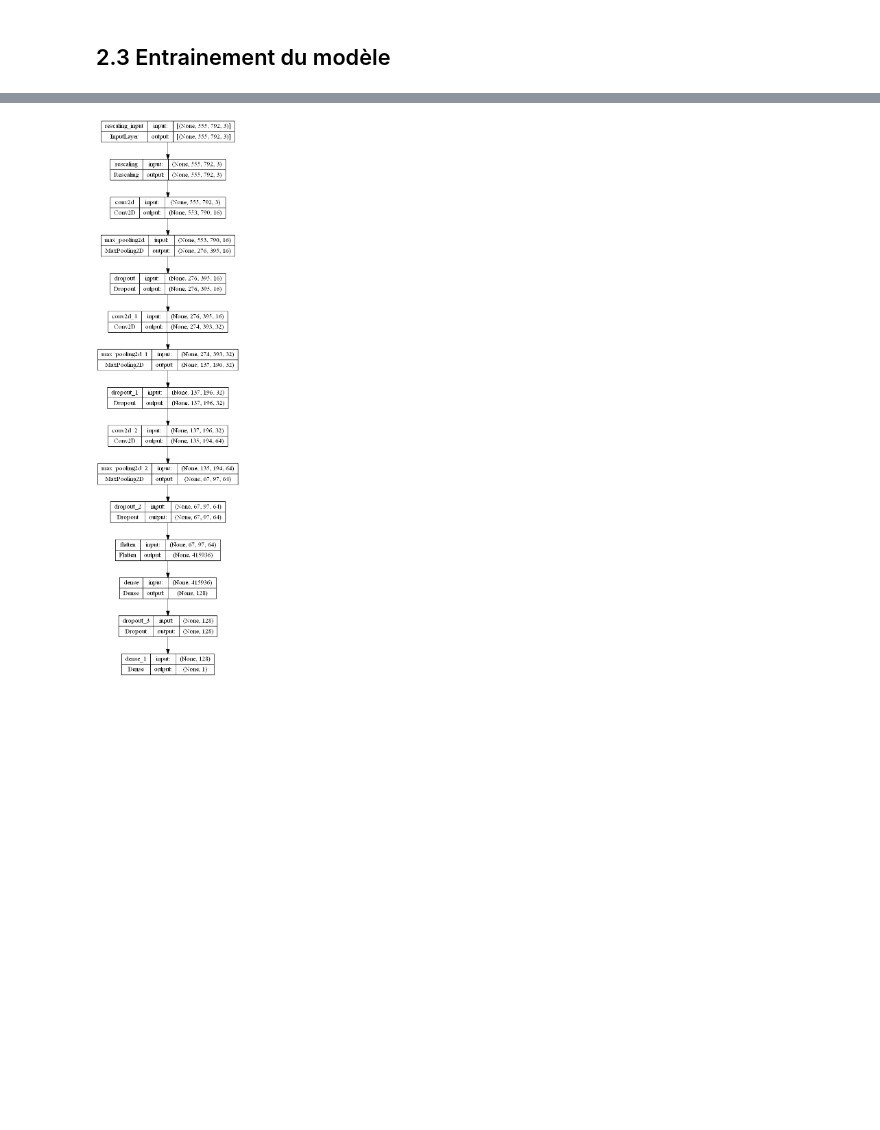
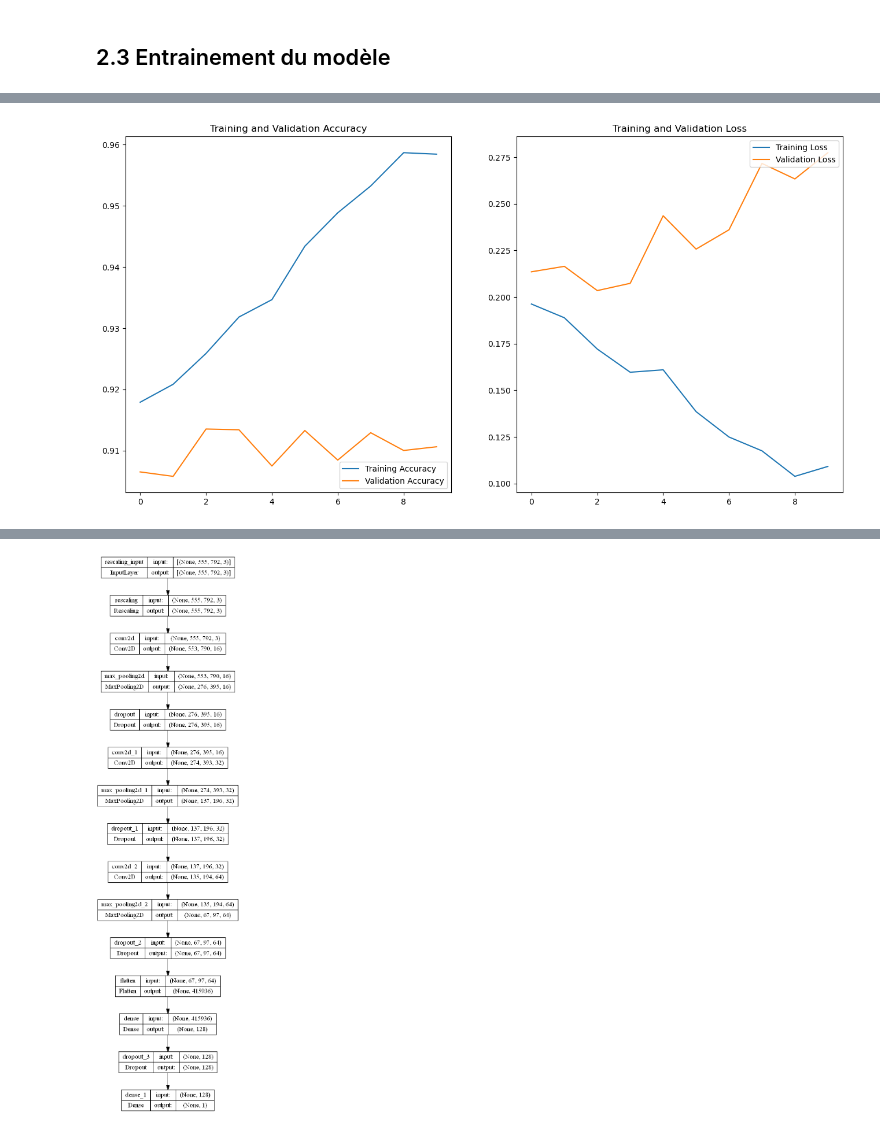
Before and after one commit to Xavier-Labarbe/leyenda, a Jupyter notebook: Projet/leyenda.ipynb, the cells around one changed output, grey strips where cells are left out. Cells and saved outputs as stored; diff of their text form; code cells hidden in the pictures; blank space fills up the shorter version.

```diff
--- a/Projet/leyenda.ipynb
+++ b/Projet/leyenda.ipynb
@@ -234,0 +290,35 @@ Epoch 2/3
+# %%
+epochs2 = 10
+
+callback = tf.keras.callbacks.EarlyStopping(monitor='val_loss',min_delta=0.01,  patience=2, verbose=1, start_from_epoch=3)
+
+history2 =  model.fit(
+    #augmented_train_set,
+    train_set,
+    validation_data=test_set,
+    epochs=epochs2,
+    callbacks=[callback]
+)
+
+acc = history2.history['accuracy']
+val_acc = history2.history['val_accuracy']
+
+loss = history2.history['loss']
+val_loss = history2.history['val_loss']
+
+epochs_range = range(epochs2)
+
+plt.figure(figsize=(16, 8))
+plt.subplot(1, 2, 1)
+plt.plot(epochs_range, acc, label='Training Accuracy')
+plt.plot(epochs_range, val_acc, label='Validation Accuracy')
+plt.legend(loc='lower right')
+plt.title('Training and Validation Accuracy')
+
+plt.subplot(1, 2, 2)
+plt.plot(epochs_range, loss, label='Training Loss')
+plt.plot(epochs_range, val_loss, label='Validation Loss')
+plt.legend(loc='upper right')
+plt.title('Training and Validation Loss')
+plt.show()
+# %% [output]
@@ -234,0 +345 @@ Epoch 2/3
+[figure, added]
```
Also changed, not shown: parts of 10 cells of this notebook.
